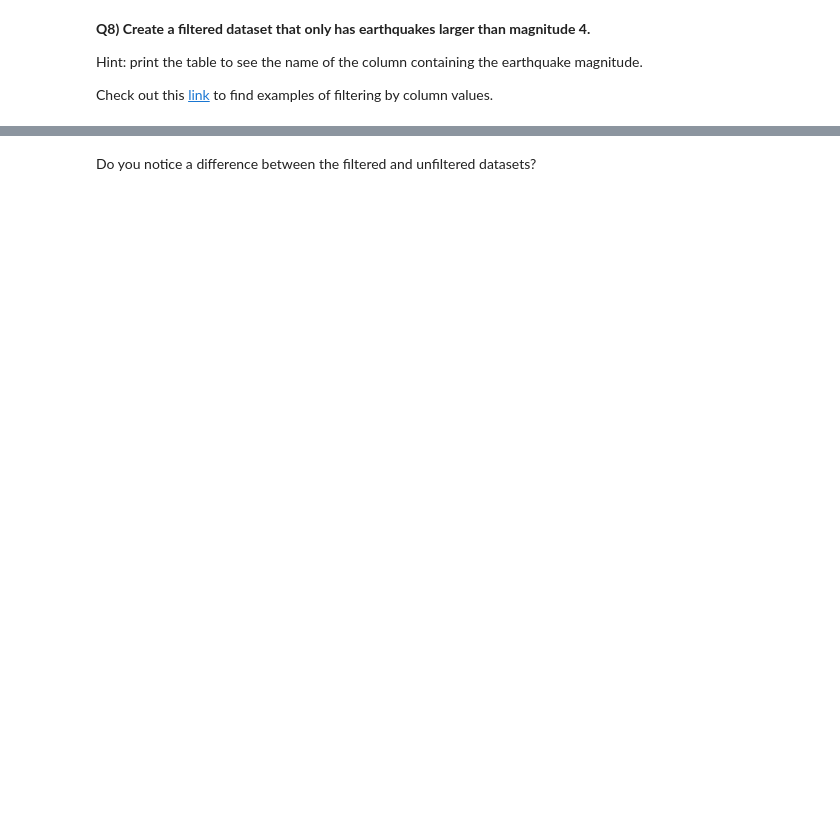
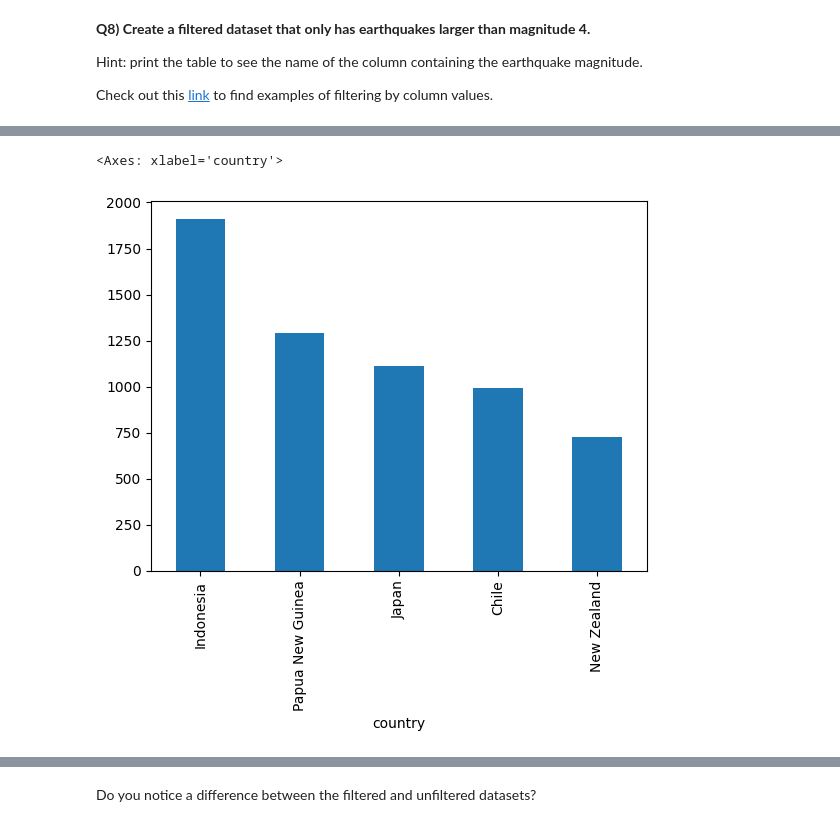
Before and after one commit to LucaSchaerz/2025_Intro_Python, a Jupyter notebook: live/part-I/1.5-pandas-environmental-exercises.ipynb, the cells around one changed output, grey strips where cells are left out. Drawn from its saved outputs; the diff is of its cells as text; code cells hidden in the pictures; blank space fills up the shorter version.

```diff
--- a/live/part-I/1.5-pandas-environmental-exercises.ipynb
+++ b/live/part-I/1.5-pandas-environmental-exercises.ipynb
@@ -95,4 +125,11 @@ Check with `.head()` and `.info()` that it worked: `time` and `updated` should n
 
 Hint: the documentation for `read_csv` is [here](https://pandas.pydata.org/pandas-docs/stable/reference/api/pandas.read_csv.html?highlight=read_csv).
 # %%
+dataframe = pd.read_csv(
+    datafile,
+    parse_dates=["time", "updated"],   # les deux colonnes de dates
+    index_col="id",                    # id devient l'index
+)
+dataframe.head()
+dataframe.info()
 # Re-read the file, then check with head and info that it worked
@@ -121,3 +201,6 @@ Hint 2: you will use `.split()` to extract the country names. The documentation
 can be found [here](https://pandas.pydata.org/pandas-docs/stable/reference/api/pandas.Series.str.split.html?highlight=split#pandas.Series.str.split).
 # %%
 # Extract the state or country, and add it as a new column to the DataFrame called country
+
+dataframe["country"] = dataframe["place"].str.split(", ").str[-1]
+dataframe.head()
@@ -140,3 +244,6 @@ Check out this [link](https://www.geeksforgeeks.org/ways-to-filter-pandas-datafr
 to find examples of filtering by column values.
 # %%
 # Filter the dataset based on the earthquakes' magnitudes
+
+filtered_values = dataframe[dataframe["mag"] > 4]
+filtered_values.head()
@@ -158,6 +273,15 @@ and `earthquake_num` (number), and recreate the bar chart below.
 <em>The five locations with the most magnitude-above-4 events in 2014.</em>
 # %%
 # Count the >4 earthquakes, count them per country, then plot the top 5 as a bar chart
+Num_1 = len(filtered_values)
+Num_2 = filtered_values["country"].value_counts()
+
+top5 = Num_2.head(5)
+
+top5.plot(kind="bar")
+# %% [output]
+<Axes: xlabel='country'>
+[figure, added]
 # %% [markdown]
 **Q10) Make a histogram for the distribution of the earthquakes' magnitudes.**
 
```
Also changed, not shown: parts of 17 cells of this notebook.
